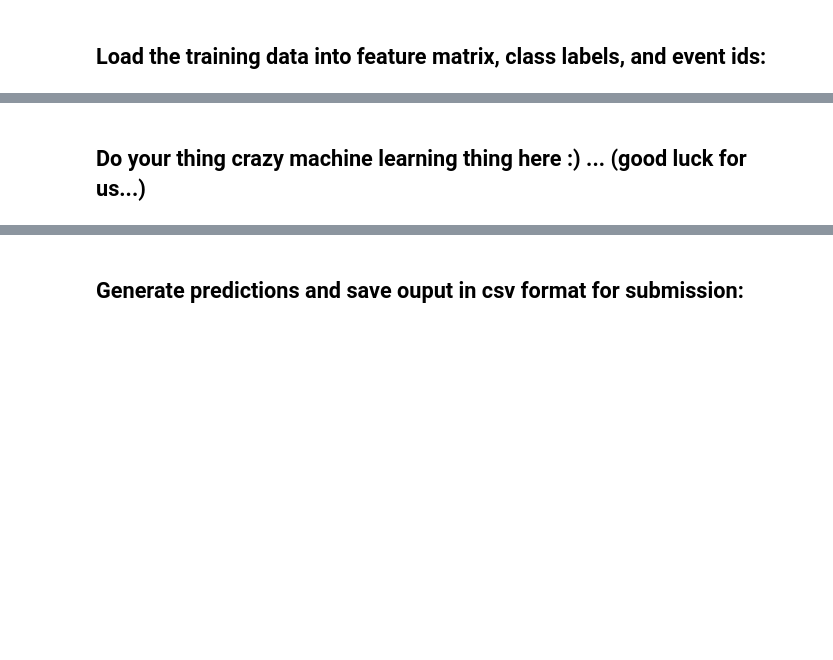
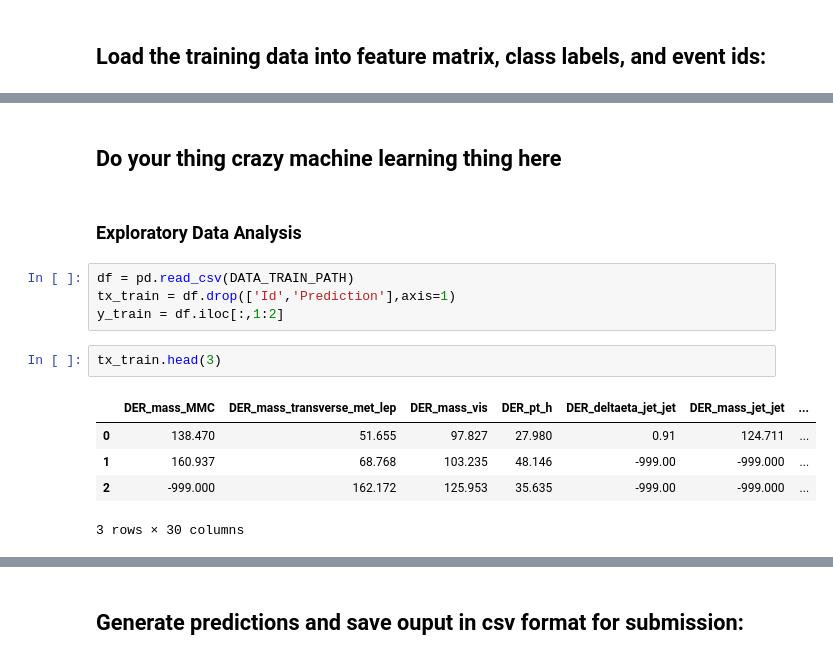
Before and after one commit to MarijaLaz/Higgs-Boson-Challenge, a Jupyter notebook: project1/scripts/project1.ipynb, the cells around one changed output, grey strips where cells are left out. Saved outputs shown, nothing was run; the diff lists cells and outputs as text; blank space fills up the shorter version.

```diff
--- a/project1/scripts/project1.ipynb
+++ b/project1/scripts/project1.ipynb
@@ -20,4 +28,18 @@ print(y.shape, tX.shape, ids.shape)
 # %% [output]
 (250000,) (250000, 30) (250000,)
 # %% [markdown]
-## Do your thing crazy machine learning thing here :) ... (good luck for us...)
+## Do your thing crazy machine learning thing here
+# %% [markdown]
+### Exploratory Data Analysis
+# %%
+df = pd.read_csv(DATA_TRAIN_PATH)
+tx_train = df.drop(['Id','Prediction'],axis=1)
+y_train = df.iloc[:,1:2]
+# %%
+tx_train.head(3)
+# %% [output]
+|  | DER_mass_MMC | DER_mass_transverse_met_lep | DER_mass_vis | DER_pt_h | DER_deltaeta_jet_jet | DER_mass_jet_jet | ... |
+| 0 | 138.470 | 51.655 | 97.827 | 27.980 | 0.91 | 124.711 | ... |
+| 1 | 160.937 | 68.768 | 103.235 | 48.146 | -999.00 | -999.000 | ... |
+| 2 | -999.000 | 162.172 | 125.953 | 35.635 | -999.00 | -999.000 | ... |
+3 rows × 30 columns
```
Also changed, not shown: parts of 13 cells of this notebook, 2 other files.
